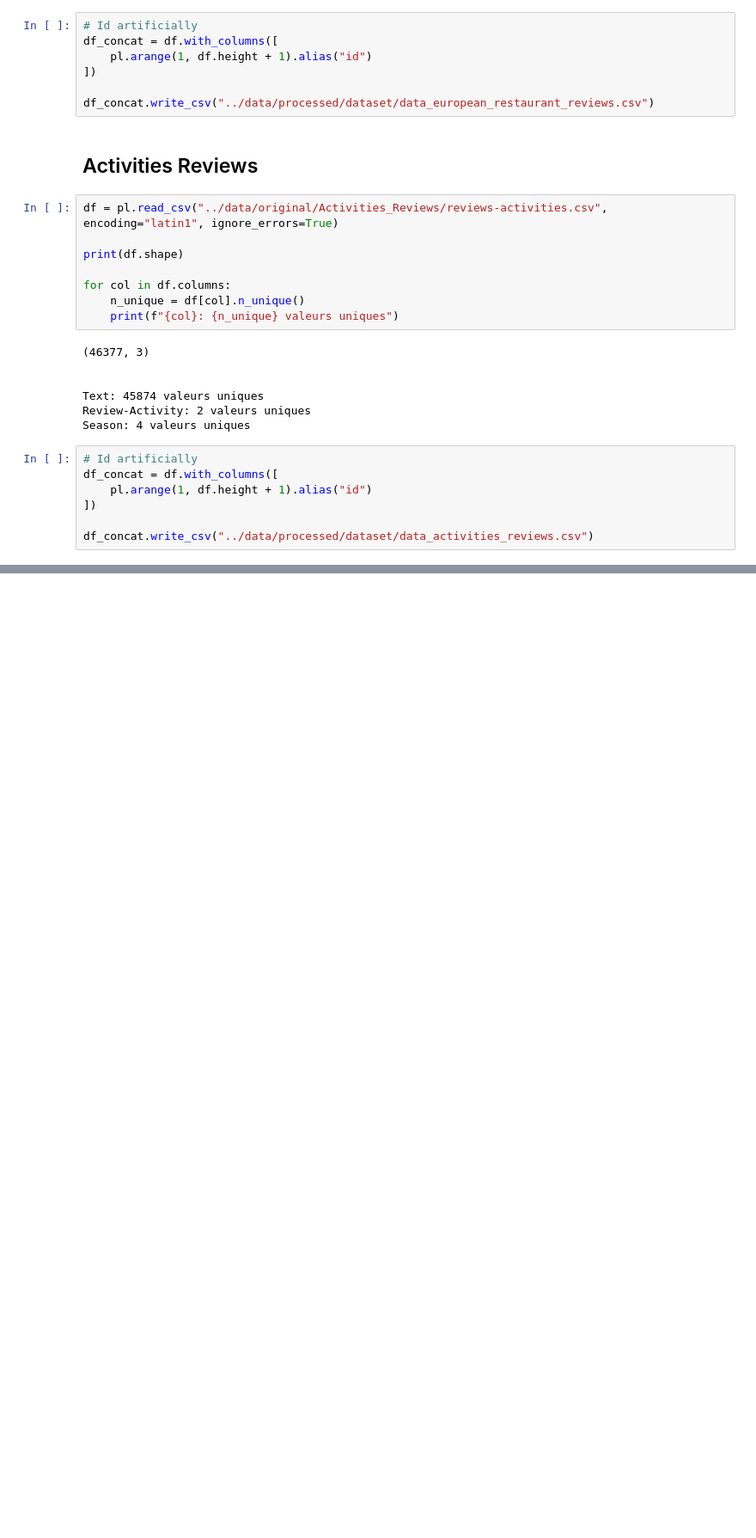
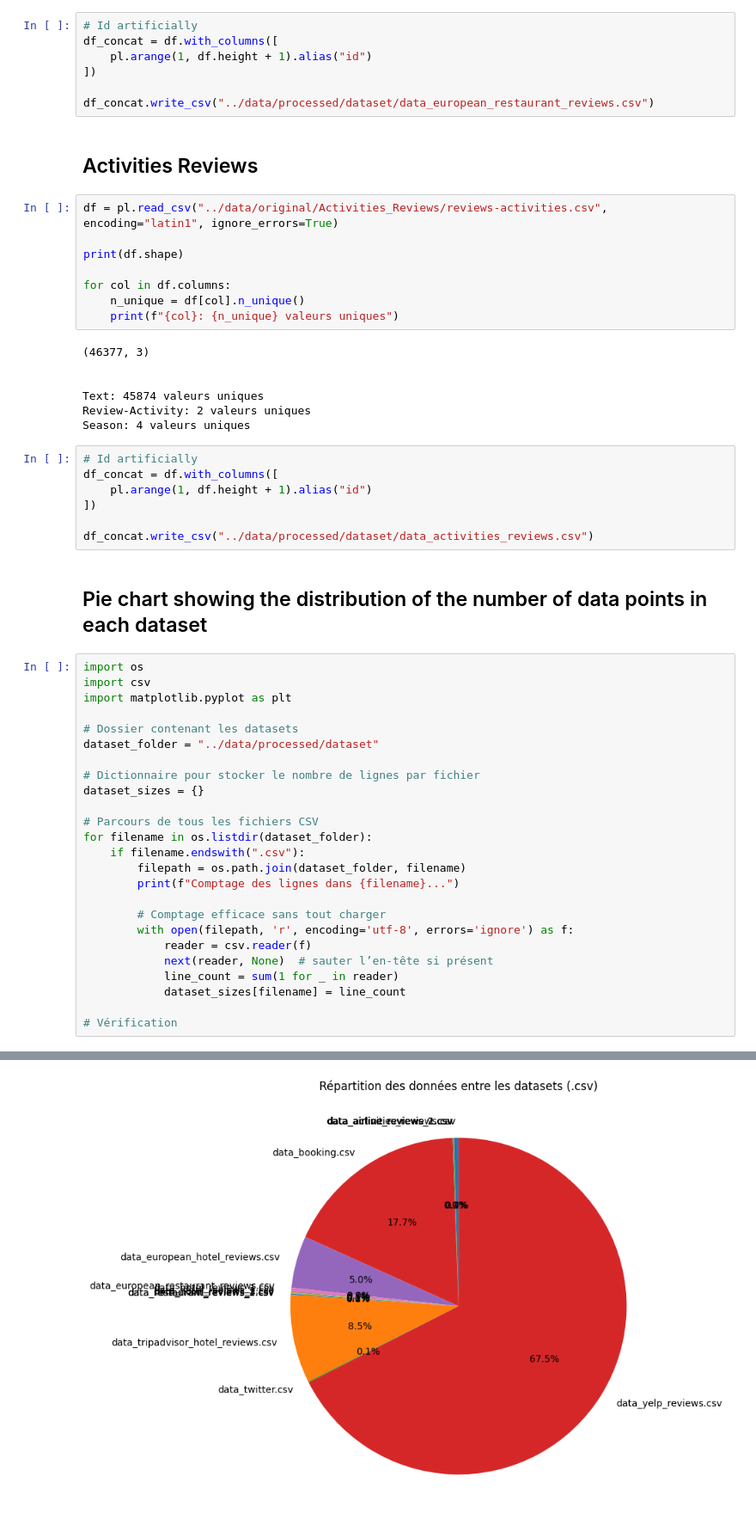
Before and after one commit to AlbinMorisseau/large-project, a Jupyter notebook: notebooks/eda_global.ipynb, the cells around one changed output, grey strips where cells are left out. Shown: that part at 86% size. Cells and saved outputs as stored; diff of their text form; blank space fills up the shorter version.

```diff
--- a/notebooks/eda_global.ipynb
+++ b/notebooks/eda_global.ipynb
@@ -325,3 +325,31 @@ df_concat = df.with_columns([
 ])
 
 df_concat.write_csv("../data/processed/dataset/data_activities_reviews.csv")
+# %% [markdown]
+## Pie chart showing the distribution of the number of data points in each dataset
+# %%
+import os
+import csv
+import matplotlib.pyplot as plt
+
+# Dossier contenant les datasets
+dataset_folder = "../data/processed/dataset"
+
+# Dictionnaire pour stocker le nombre de lignes par fichier
+dataset_sizes = {}
+
+# Parcours de tous les fichiers CSV
+for filename in os.listdir(dataset_folder):
+    if filename.endswith(".csv"):
+        filepath = os.path.join(dataset_folder, filename)
+        print(f"Comptage des lignes dans {filename}...")
+
+        # Comptage efficace sans tout charger
+        with open(filepath, 'r', encoding='utf-8', errors='ignore') as f:
+            reader = csv.reader(f)
+            next(reader, None)  # sauter l’en-tête si présent
+            line_count = sum(1 for _ in reader)
+            dataset_sizes[filename] = line_count
+
+# Vérification
+# %% [output]
@@ -327,0 +373 @@ df_concat.write_csv("../data/processed/dataset/data_activities_reviews.csv")
+[figure, added]
```
Also changed, not shown: parts of 6 cells of this notebook, 4 other files.
